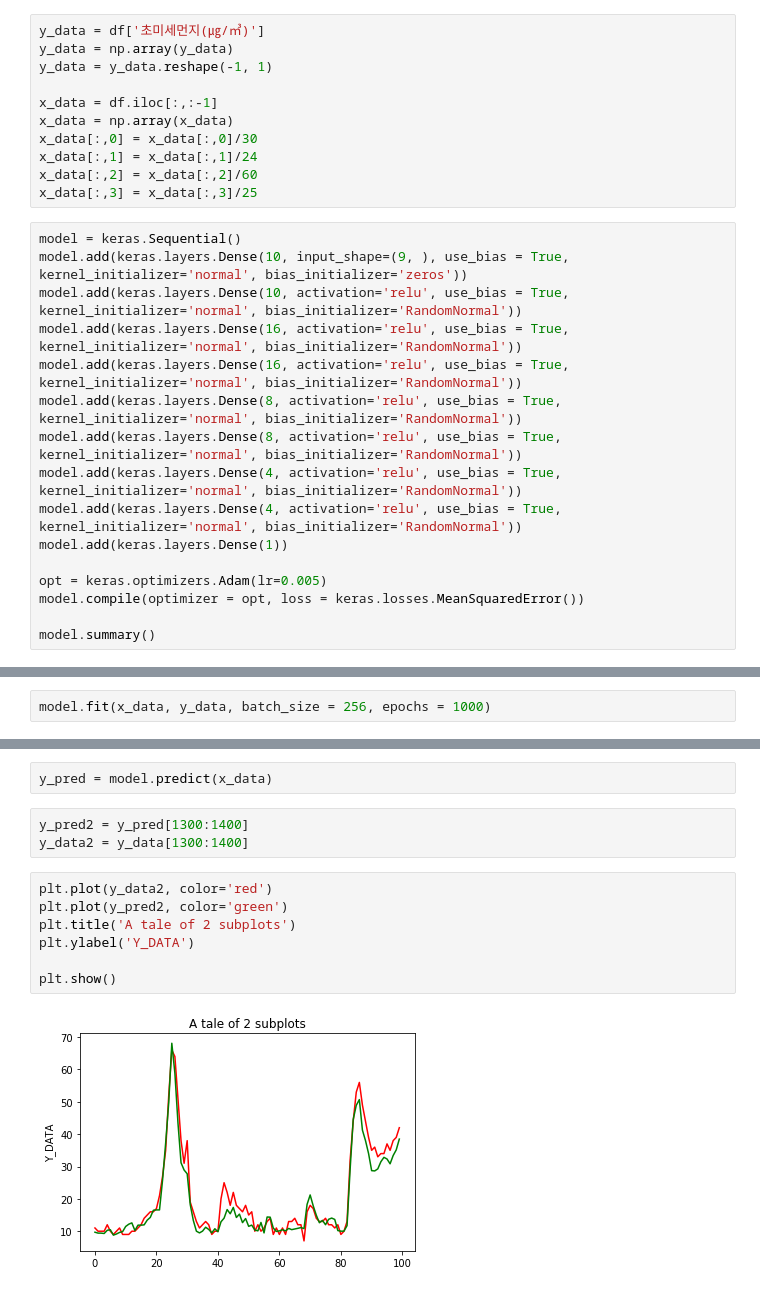
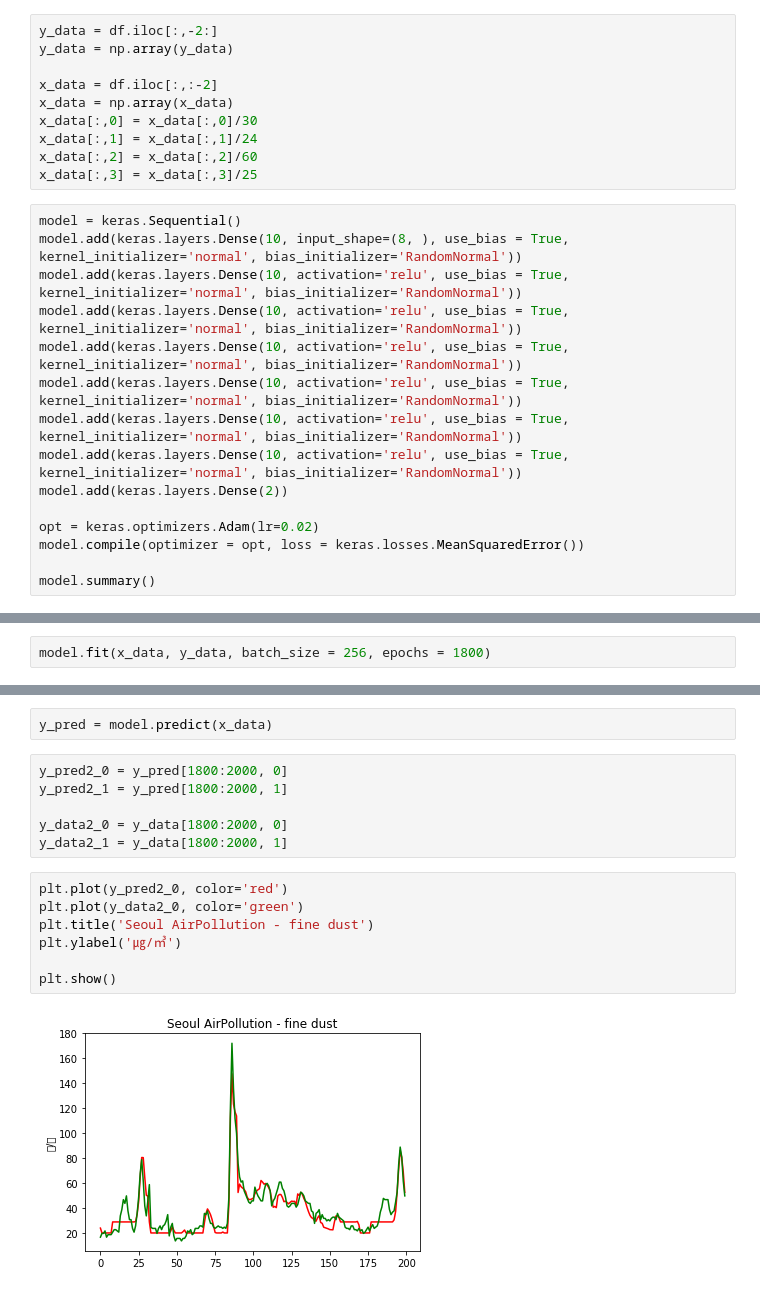
Before and after one commit to newstone/TensorflowPractice, a Jupyter notebook: LinearReression02.ipynb, the cells around one changed output, grey strips where cells are left out. Cells and saved outputs as stored; diff of their text form.

```diff
--- a/LinearReression02.ipynb
+++ b/LinearReression02.ipynb
@@ -149,11 +149,10 @@ df.head()
 | 3 | 24 | 20 | 0 | 0 | 0.033 | 0.007 | 0.4 | 0.005 | 21.0 | ... |
 | 4 | 24 | 19 | 0 | 0 | 0.033 | 0.008 | 0.4 | 0.005 | 20.0 | ... |
 # %%
-y_data = df['초미세먼지(㎍/㎥)']
+y_data = df.iloc[:,-2:]
 y_data = np.array(y_data)
-y_data = y_data.reshape(-1, 1)
 
-x_data = df.iloc[:,:-1]
+x_data = df.iloc[:,:-2]
 x_data = np.array(x_data)
 x_data[:,0] = x_data[:,0]/30
 x_data[:,1] = x_data[:,1]/24
@@ -161,17 +160,16 @@ x_data[:,2] = x_data[:,2]/60
 x_data[:,3] = x_data[:,3]/25
 # %%
 model = keras.Sequential()
-model.add(keras.layers.Dense(10, input_shape=(9, ), use_bias = True, kernel_initializer='normal', bias_initializer='zeros'))
+model.add(keras.layers.Dense(10, input_shape=(8, ), use_bias = True, kernel_initializer='normal', bias_initializer='RandomNormal'))
 model.add(keras.layers.Dense(10, activation='relu', use_bias = True, kernel_initializer='normal', bias_initializer='RandomNormal'))
-model.add(keras.layers.Dense(16, activation='relu', use_bias = True, kernel_initializer='normal', bias_initializer='RandomNormal'))
-model.add(keras.layers.Dense(16, activation='relu', use_bias = True, kernel_initializer='normal', bias_initializer='RandomNormal'))
-model.add(keras.layers.Dense(8, activation='relu', use_bias = True, kernel_initializer='normal', bias_initializer='RandomNormal'))
-model.add(keras.layers.Dense(8, activation='relu', use_bias = True, kernel_initializer='normal', bias_initializer='RandomNormal'))
-model.add(keras.layers.Dense(4, activation='relu', use_bias = True, kernel_initializer='normal', bias_initializer='RandomNormal'))
-model.add(keras.layers.Dense(4, activation='relu', use_bias = True, kernel_initializer='normal', bias_initializer='RandomNormal'))
-model.add(keras.layers.Dense(1))
+model.add(keras.layers.Dense(10, activation='relu', use_bias = True, kernel_initializer='normal', bias_initializer='RandomNormal'))
+model.add(keras.layers.Dense(10, activation='relu', use_bias = True, kernel_initializer='normal', bias_initializer='RandomNormal'))
+model.add(keras.layers.Dense(10, activation='relu', use_bias = True, kernel_initializer='normal', bias_initializer='RandomNormal'))
+model.add(keras.layers.Dense(10, activation='relu', use_bias = True, kernel_initializer='normal', bias_initializer='RandomNormal'))
+model.add(keras.layers.Dense(10, activation='relu', use_bias = True, kernel_initializer='normal', bias_initializer='RandomNormal'))
+model.add(keras.layers.Dense(2))
 
-opt = keras.optimizers.Adam(lr=0.005)
+opt = keras.optimizers.Adam(lr=0.02)
 model.compile(optimizer = opt, loss = keras.losses.MeanSquaredError())
 
 model.summary()
@@ -194,5 +192,5 @@ Trainable params: 927
 Non-trainable params: 0
 _________________________________________________________________
 # %%
-model.fit(x_data, y_data, batch_size = 256, epochs = 1000)
+model.fit(x_data, y_data, batch_size = 256, epochs = 1800)
 # %% [output]
@@ -216,15 +214,18 @@ Epoch 1000/1000
 <tensorflow.python.keras.callbacks.History at 0x...>
 # %%
 y_pred = model.predict(x_data)
-# %%
-y_pred2 = y_pred[1300:1400]
-y_data2 = y_data[1300:1400]
+# %%
+y_pred2_0 = y_pred[1800:2000, 0]
+y_pred2_1 = y_pred[1800:2000, 1]
+
+y_data2_0 = y_data[1800:2000, 0]
+y_data2_1 = y_data[1800:2000, 1]
 # %%
-plt.plot(y_data2, color='red')
-plt.plot(y_pred2, color='green')
-plt.title('A tale of 2 subplots')
-plt.ylabel('Y_DATA')
+plt.plot(y_pred2_0, color='red')
+plt.plot(y_data2_0, color='green')
+plt.title('Seoul AirPollution - fine dust')
+plt.ylabel('㎍/㎥')
 
 plt.show()
 # %% [output]
-[figure, old version]
+[figure, new version]
```
Also changed, not shown: parts of 3 cells of this notebook.
